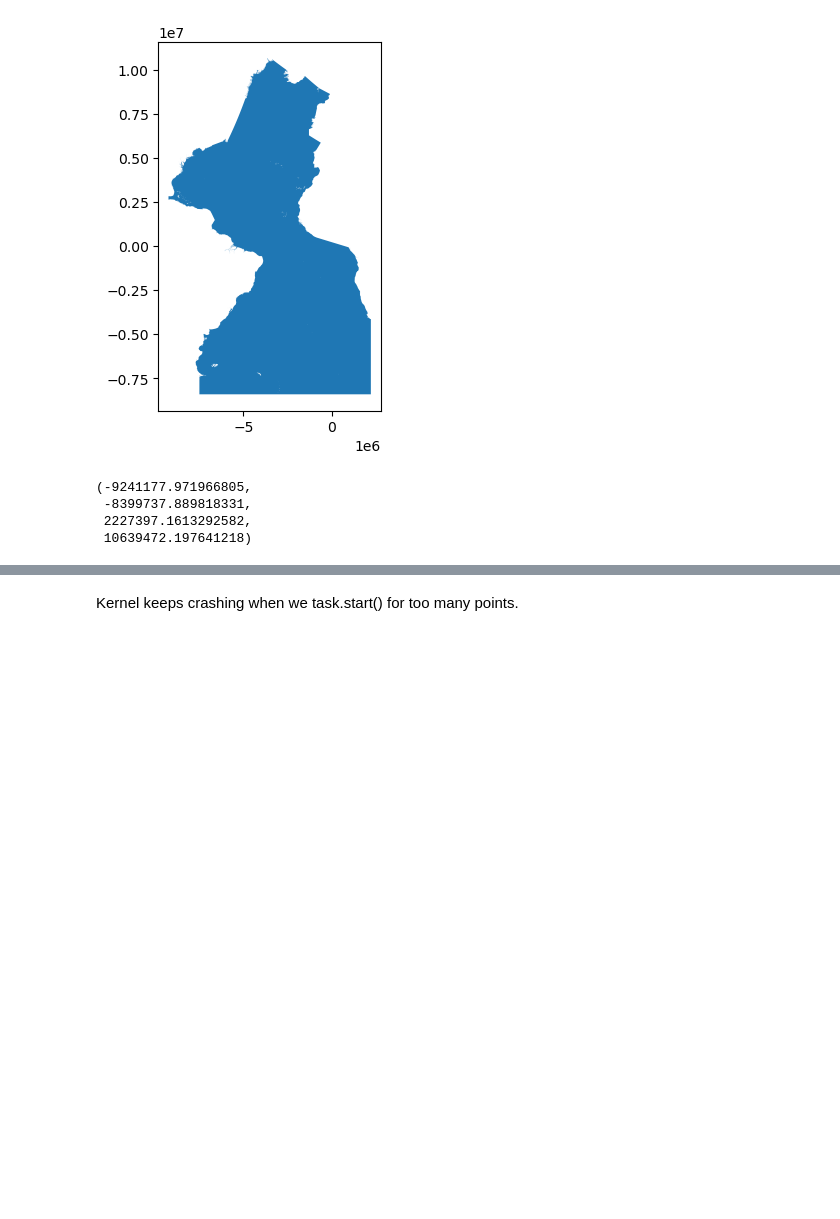
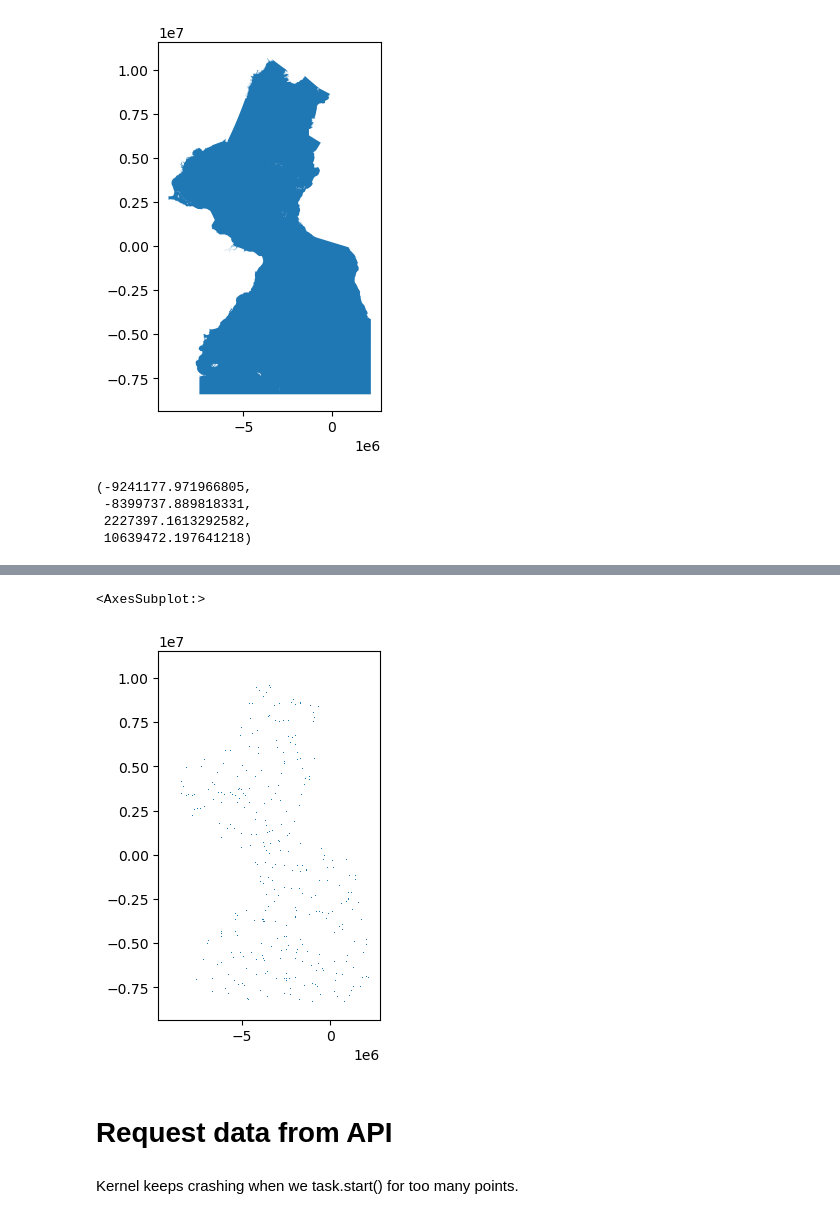
Before and after one commit to jun-lsh/splash-awards-22, a Jupyter notebook: model/get_world_data.ipynb, the cells around one changed output, grey strips where cells are left out. Cells and saved outputs as stored; diff of their text form; code cells hidden in the pictures; blank space fills up the shorter version.

```diff
--- a/model/data/get_world_data.ipynb
+++ b/model/get_world_data.ipynb
@@ -34,5 +52,5 @@ sample_n = 10000
 # %%
-tes = gp.read_file(r'iho\iho.shp')
+tes = gp.read_file(r'data\iho\iho.shp')
 df = tes.loc[tes.name.isin(['South Atlantic Ocean', 'North Atlantic Ocean'])]
 df
 # %% [output]
@@ -52,21 +70,3 @@ atlantic.geometry[0].bounds
  -8399737.889818331,
  2227397.1613292582,
  10639472.197641218)
-# %%
-xmin, ymin, xmax, ymax = atlantic.geometry[0].bounds
-
-# 10 x 10 km wide squares
-length = 10000
-wide = 10000
-
-cols = list(np.arange(xmin, xmax + wide, wide))
-rows = list(np.arange(ymin, ymax + length, length))
-
-
-polygons = []
-for x in cols[:-1]:
-    for y in rows[:-1]:
-        polygons.append(Polygon([(x,y), (x+wide, y), (x+wide, y+length), (x, y+length)]))
-
-grid = gp.GeoDataFrame({'geometry':polygons})
-grid
@@ -104,0 +75,19 @@ data_points
+# %%
+# 10 x 10 km wide squares
+length = 10000
+wide = 10000
+
+def random_rects_in_polygon(number, polygon):
+    regions = []
+    regions_gpd = gp.GeoDataFrame()
+    min_x, min_y, max_x, max_y = polygon.bounds
+    while regions_gpd.shape[0] < number:
+        for j in range(5000):
+            x, y = np.random.uniform(min_x, max_x), np.random.uniform(min_y, max_y)
+            rect = Polygon([(x,y), (x+wide, y), (x+wide, y+length), (x, y+length)])
+            regions.append(rect)
+        regions_gpd = gp.sjoin(atlantic, gp.GeoDataFrame(regions, geometry=0, crs='epsg:3857'), how='right').dropna()
+    return regions_gpd.iloc[:sample_n]
+
+data_points = random_rects_in_polygon(sample_n, atlantic.geometry[0])
+data_points
@@ -105,3 +108,10 @@ data_points
+# %%
+data_points.plot()
+# %% [output]
+<AxesSubplot:>
+[figure, added]
+# %% [markdown]
+# Request data from API
 # %%
 def extract_raster_values_from_df(df, image_collection, band_names, task_name, date, folder="exported_files", lookback_days=3, scale=5000, export=False):
     df['ee_region'] = df.geometry.apply(lambda x: ee.Geometry.Polygon(list((x.exterior.coords)), proj='EPSG:3857'))
```
Also changed, not shown: parts of 26 cells of this notebook, 2 other files.
